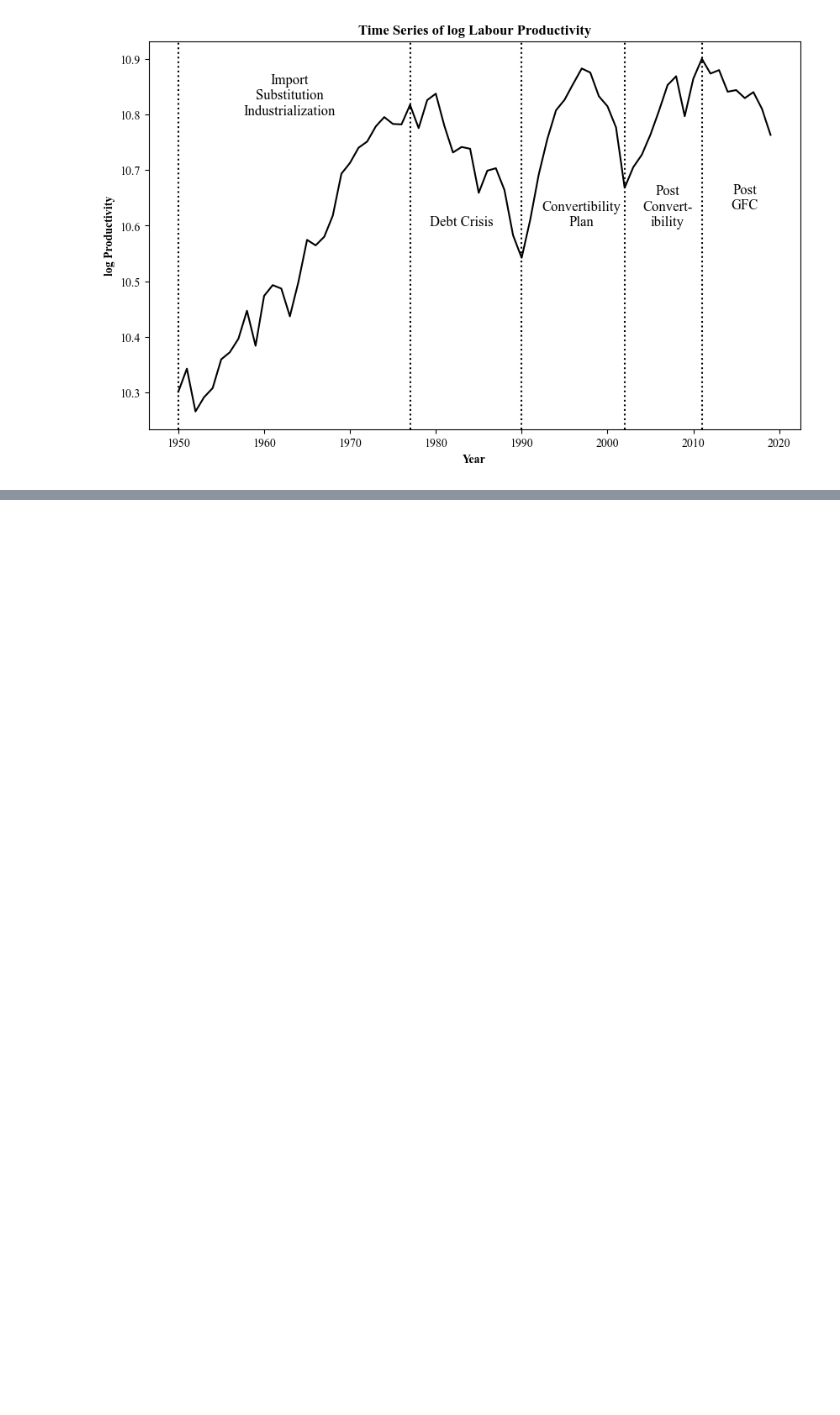
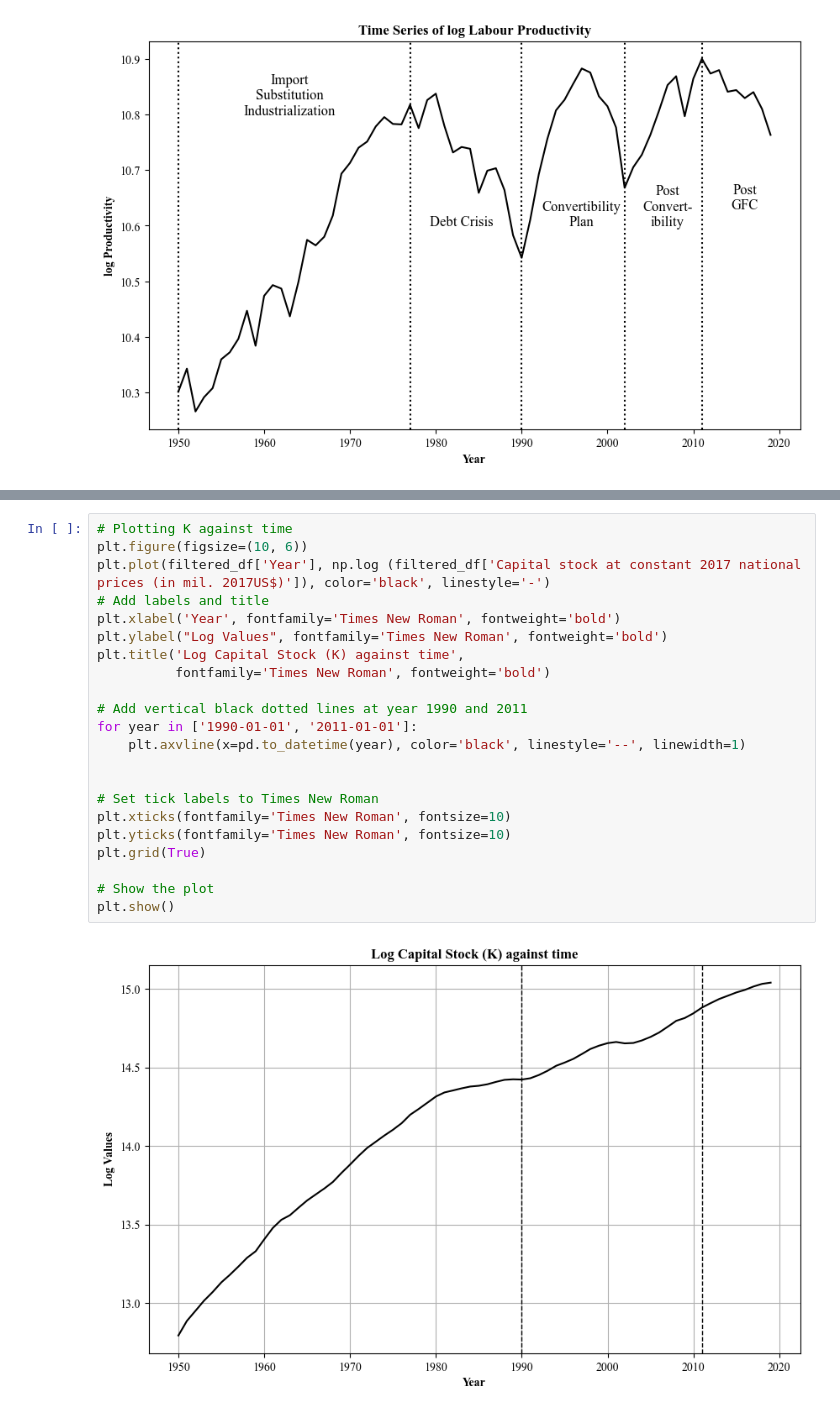
Before and after one commit to andreheeshaojun/EC2B1-Coursework, a Jupyter notebook: Section A/Section-A-Code.ipynb, the cells around one changed output, grey strips where cells are left out. Drawn from its saved outputs; the diff is of its cells as text; blank space fills up the shorter version.

```diff
--- a/Section A/Section-A-Code.ipynb
+++ b/Section A/Section-A-Code.ipynb
@@ -1367,0 +1369,24 @@ plt.show()
+# %%
+# Plotting K against time
+plt.figure(figsize=(10, 6))
+plt.plot(filtered_df['Year'], np.log (filtered_df['Capital stock at constant 2017 national prices (in mil. 2017US$)']), color='black', linestyle='-')
+# Add labels and title
+plt.xlabel('Year', fontfamily='Times New Roman', fontweight='bold')
+plt.ylabel("Log Values", fontfamily='Times New Roman', fontweight='bold')
+plt.title('Log Capital Stock (K) against time',
+          fontfamily='Times New Roman', fontweight='bold')
+
+# Add vertical black dotted lines at year 1990 and 2011
+for year in ['1990-01-01', '2011-01-01']:
+    plt.axvline(x=pd.to_datetime(year), color='black', linestyle='--', linewidth=1)
+
+
+# Set tick labels to Times New Roman
+plt.xticks(fontfamily='Times New Roman', fontsize=10)
+plt.yticks(fontfamily='Times New Roman', fontsize=10)
+plt.grid(True)
+
+# Show the plot
+plt.show()
+# %% [output]
+[figure, added]
```
Also changed, not shown: parts of 15 cells of this notebook.
